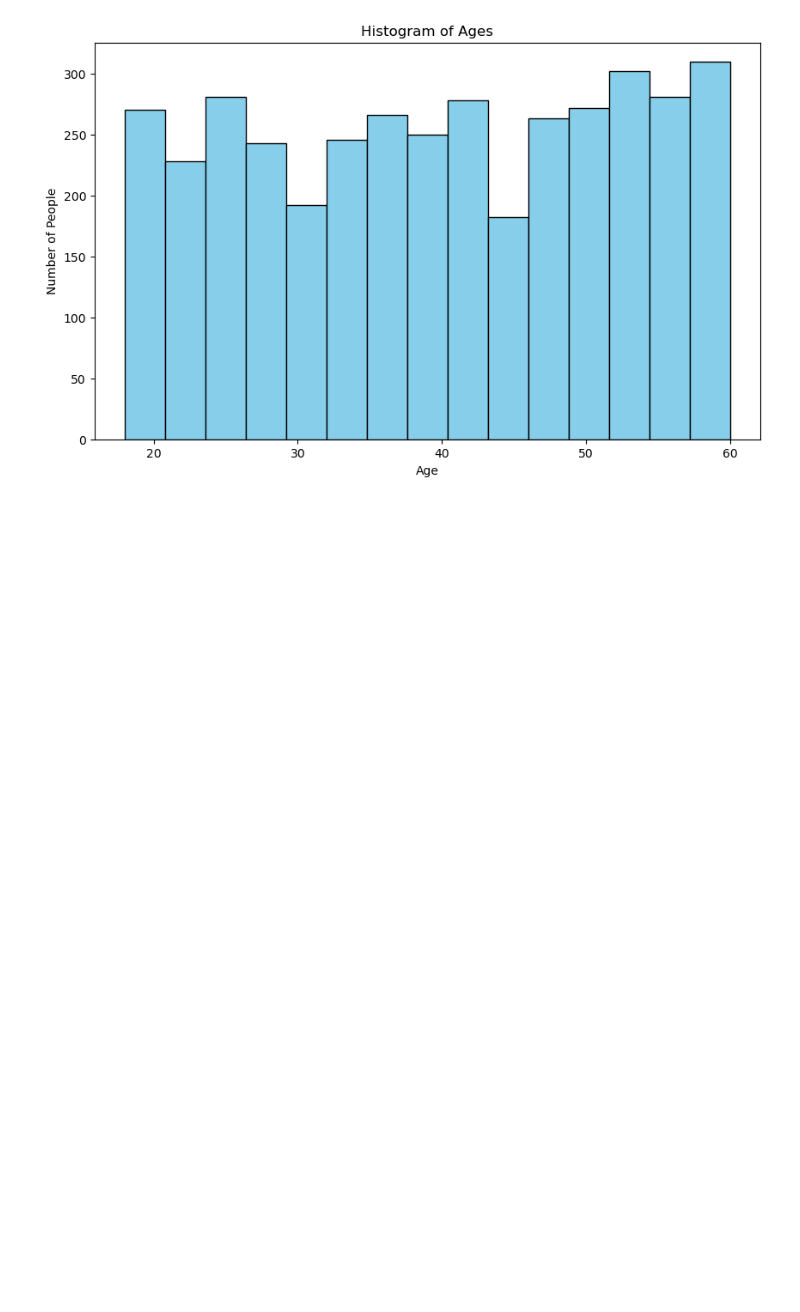
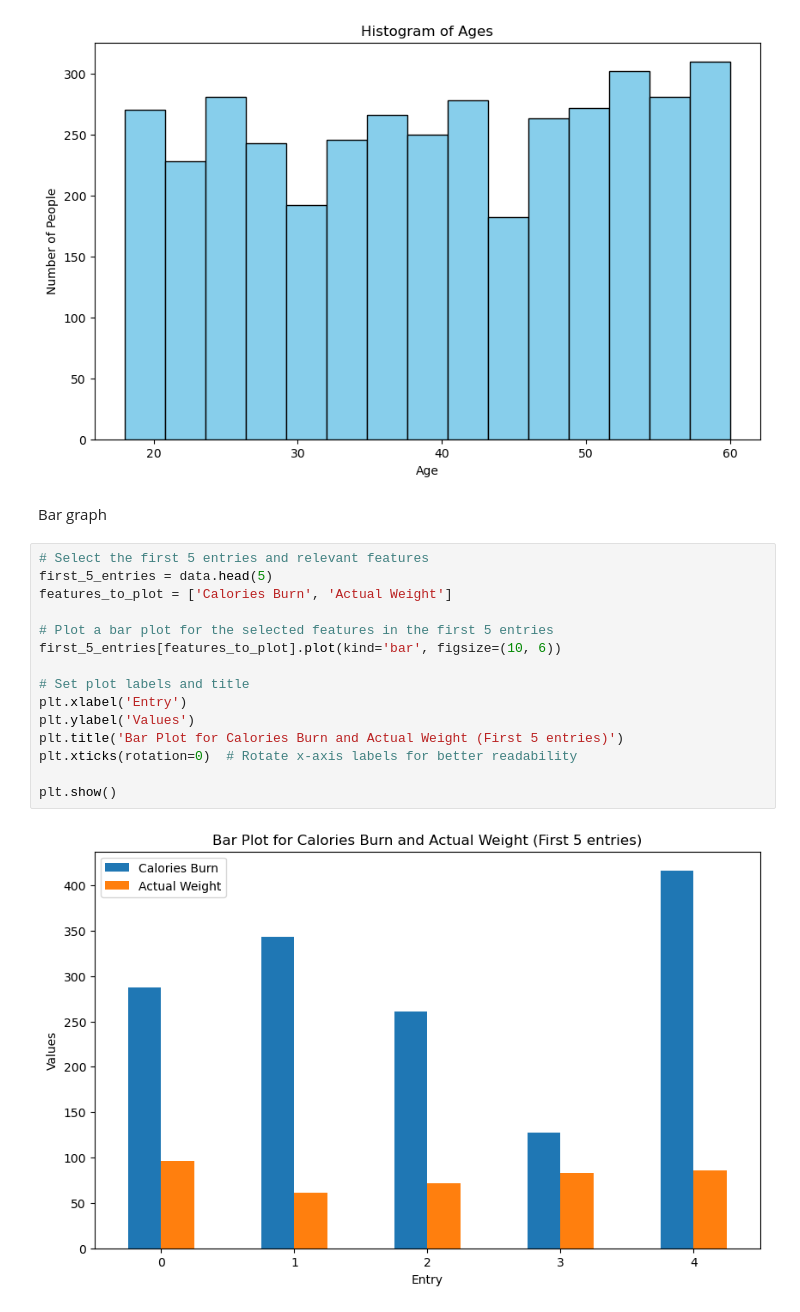
Before and after one commit to uselessOrange/PMLDS, a Jupyter notebook: Lab3/Lab3.ipynb, the cells around one changed output. Drawn from its saved outputs; the diff is of its cells as text; blank space fills up the shorter version.

```diff
--- a/Lab3/Lab3.ipynb
+++ b/Lab3/Lab3.ipynb
@@ -44,3 +47,22 @@ plt.title('Histogram of Ages')
 plt.show()
 # %% [output]
 [figure]
+# %% [markdown]
+Bar graph
+# %%
+# Select the first 5 entries and relevant features
+first_5_entries = data.head(5)
+features_to_plot = ['Calories Burn', 'Actual Weight']
+
+# Plot a bar plot for the selected features in the first 5 entries
+first_5_entries[features_to_plot].plot(kind='bar', figsize=(10, 6))
+
+# Set plot labels and title
+plt.xlabel('Entry')
+plt.ylabel('Values')
+plt.title('Bar Plot for Calories Burn and Actual Weight (First 5 entries)')
+plt.xticks(rotation=0)  # Rotate x-axis labels for better readability
+
+plt.show()
+# %% [output]
+[figure, added]
```
Also changed, not shown: parts of 10 cells of this notebook, 1 other file.
